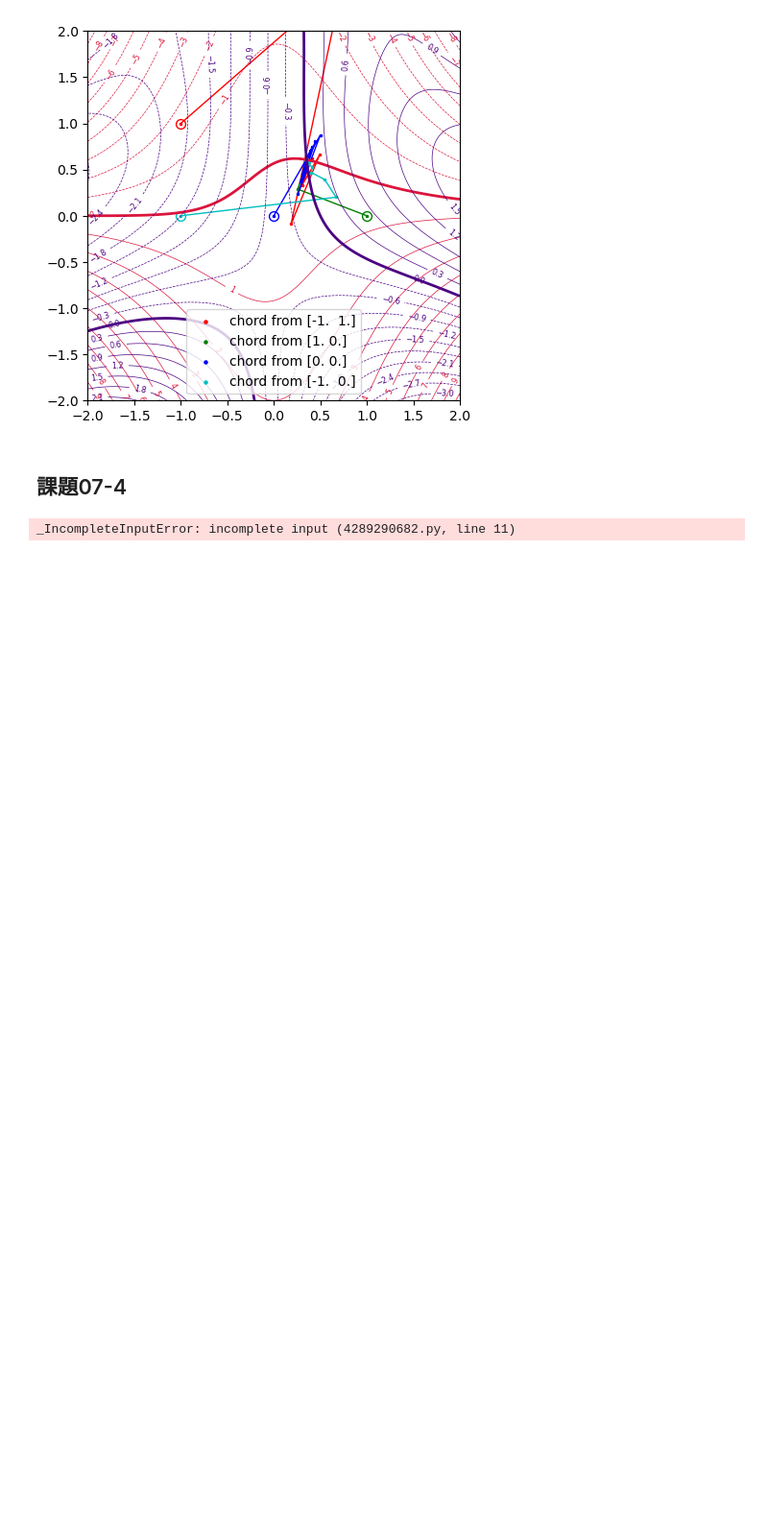
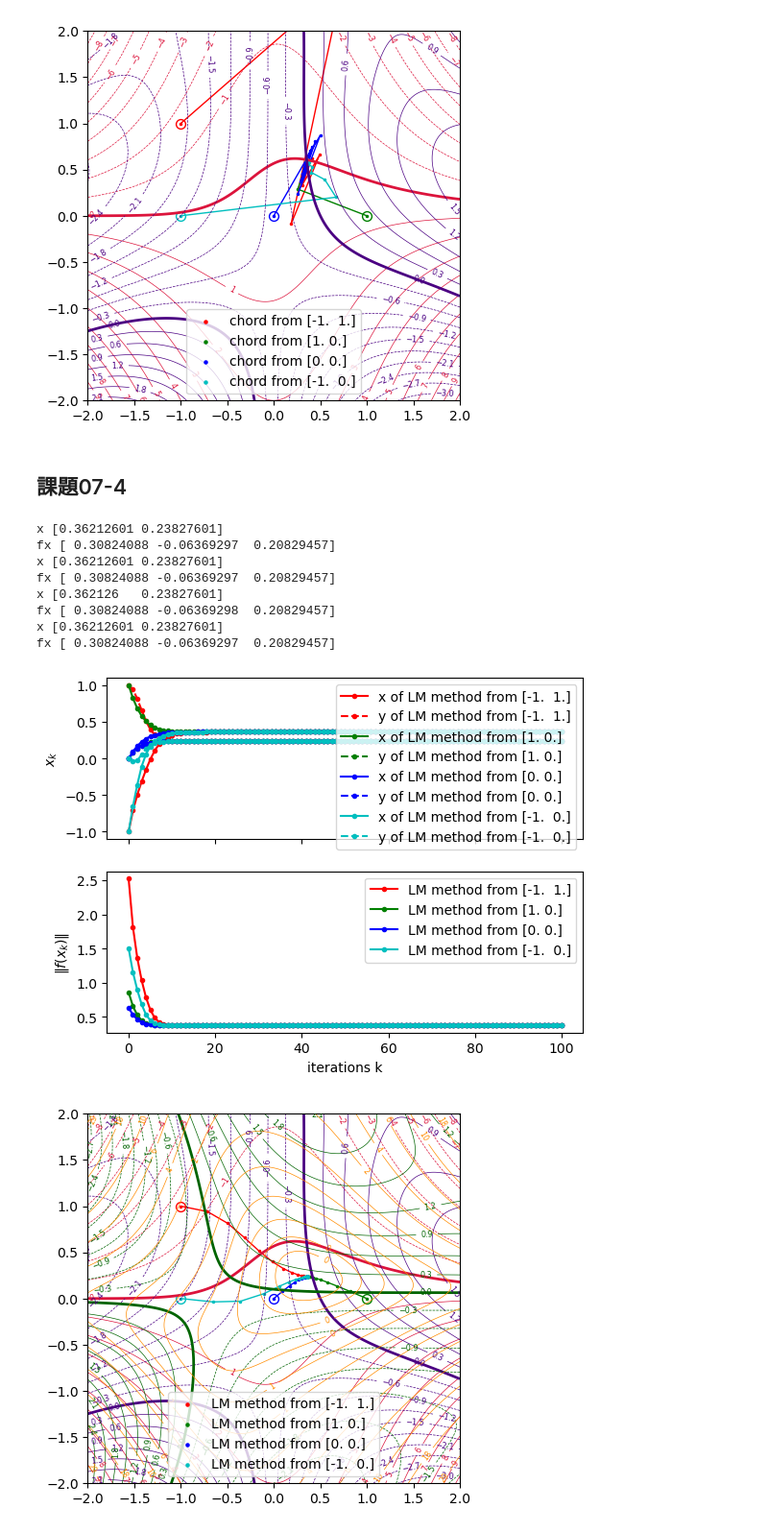
Before and after one commit to neckoshirasu/Scientific-and-technical-Computing, a Jupyter notebook: トピック7/sc7-report.ipynb, the cells around one changed output. Shown at 96% size. Drawn from its saved outputs; the diff is of its cells as text; code cells hidden in the pictures; blank space fills up the shorter version.

```diff
--- a/トピック7/sc7-report.ipynb
+++ b/トピック7/sc7-report.ipynb
@@ -413,17 +418,3 @@ fx [ 1.39460310e-09 -5.69297243e-09]
 [figure]
 # %% [markdown]
 ## 課題07-4
-# %%
-def levenberg_marquardt_svd(
-        f: callable,
-        J: callable,
-        x0: np.ndarray,
-        lmd: float,
-        alpha: float,
-        gamma1: float,
-        gamma2: float,
-        maxiter: int,
-        callback: callable,
-) -> np.ndarray:
-# %% [output]
-_IncompleteInputError: incomplete input (4289290682.py, line 11)
@@ -429,0 +482,41 @@ _IncompleteInputError: incomplete input (4289290682.py, line 11)
+# %%
+f = Function2D(m=3)
+
+callback_list = []
+
+x0_list = [
+    np.array([-1.0, 1.0]),
+    np.array([1.0, 0.0]),
+    np.array([0.0, 0.0]),
+    np.array([-1.0, 0.0]),
+]
+for x0 in x0_list:
+
+    cache_callback = CacheXk(f, x0, f"LM method from {x0}")
+
+    x = levenberg_marquardt_svd(
+        f,      # 目的関数
+        f.jac,  # ヤコビ行列
+        x0,     # 初期値
+        # alpha=1.0,  # ステップサイズ
+        # lmd=1.0,    # λの初期値
+        callback=cache_callback  # コールバック
+    )
+    print("x", x)
+    print("fx", f(x))
+
+    callback_list.append(cache_callback)
+
+plot_cache = PlotCacheXk(callback_list)
+figs = plot_cache.plot_2d(plot_mse=True)
+# %% [output]
+x [0.36212601 0.23827601]
+fx [ 0.30824088 -0.06369297  0.20829457]
+x [0.36212601 0.23827601]
+fx [ 0.30824088 -0.06369297  0.20829457]
+x [0.362126   0.23827601]
+fx [ 0.30824088 -0.06369298  0.20829457]
+x [0.36212601 0.23827601]
+fx [ 0.30824088 -0.06369297  0.20829457]
+[figure, added]
+[figure, added]
```
Also changed, not shown: parts of 2 cells of this notebook, 1 other file.
